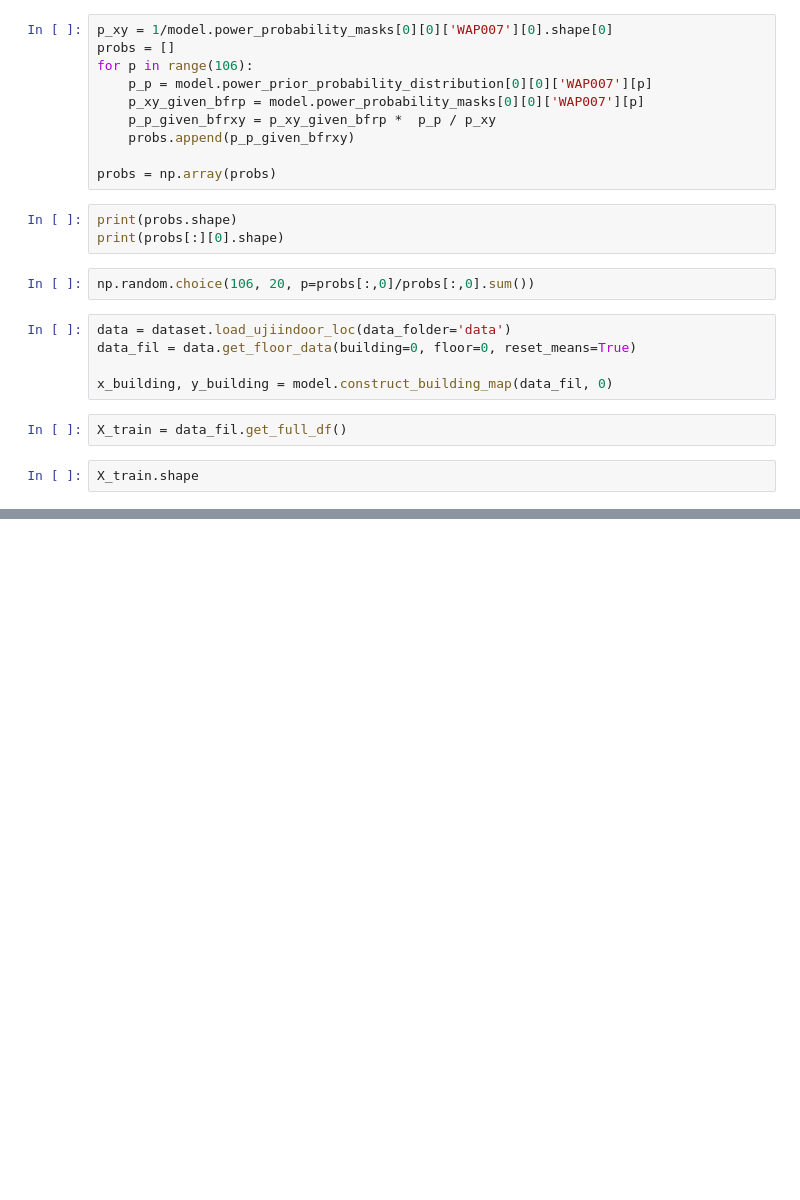
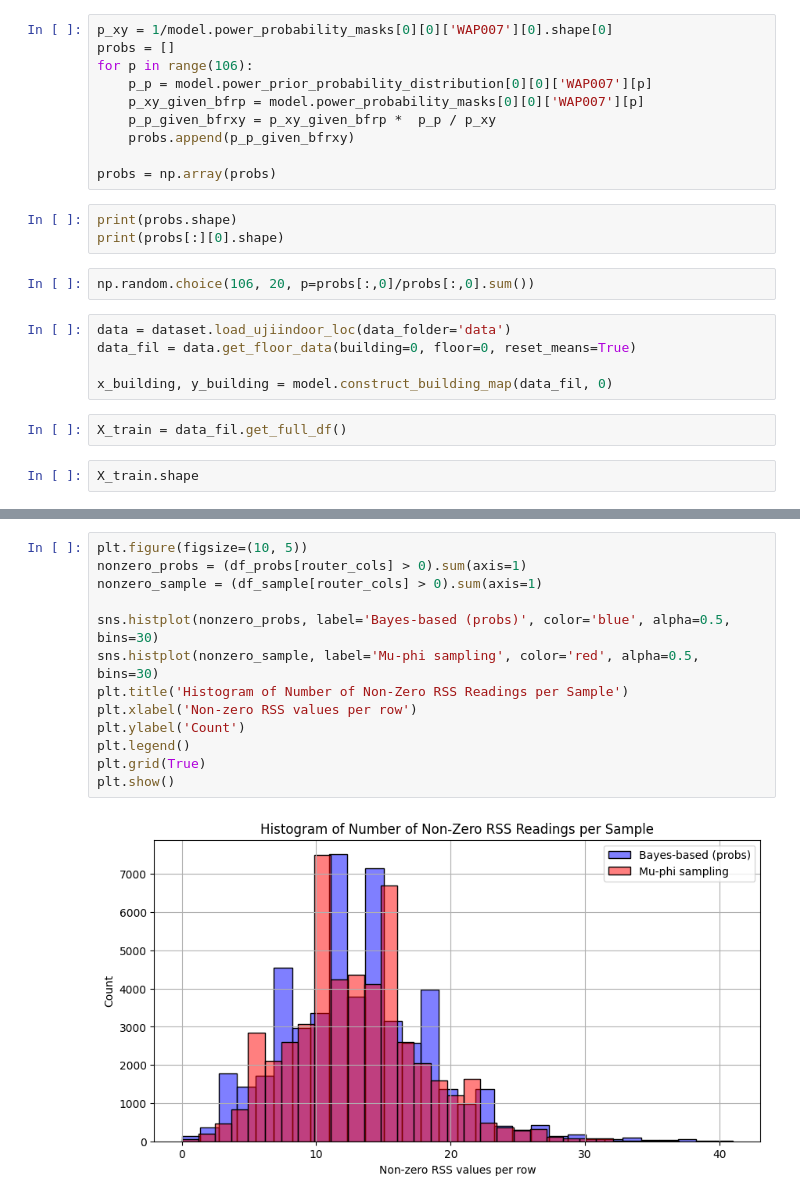
Before and after one commit to guifagundes01/Transformer-LocIndoor, a Jupyter notebook: experimentation.ipynb, the cells around one changed output, grey strips where cells are left out. Drawn from its saved outputs; the diff is of its cells as text; blank space fills up the shorter version.

```diff
--- a/experimentation.ipynb
+++ b/experimentation.ipynb
@@ -240,0 +504,15 @@ X_train.shape
+# %%
+plt.figure(figsize=(10, 5))
+nonzero_probs = (df_probs[router_cols] > 0).sum(axis=1)
+nonzero_sample = (df_sample[router_cols] > 0).sum(axis=1)
+
+sns.histplot(nonzero_probs, label='Bayes-based (probs)', color='blue', alpha=0.5, bins=30)
+sns.histplot(nonzero_sample, label='Mu-phi sampling', color='red', alpha=0.5, bins=30)
+plt.title('Histogram of Number of Non-Zero RSS Readings per Sample')
+plt.xlabel('Non-zero RSS values per row')
+plt.ylabel('Count')
+plt.legend()
+plt.grid(True)
+plt.show()
+# %% [output]
+[figure, added]
```
Also changed, not shown: parts of 28 cells of this notebook.
